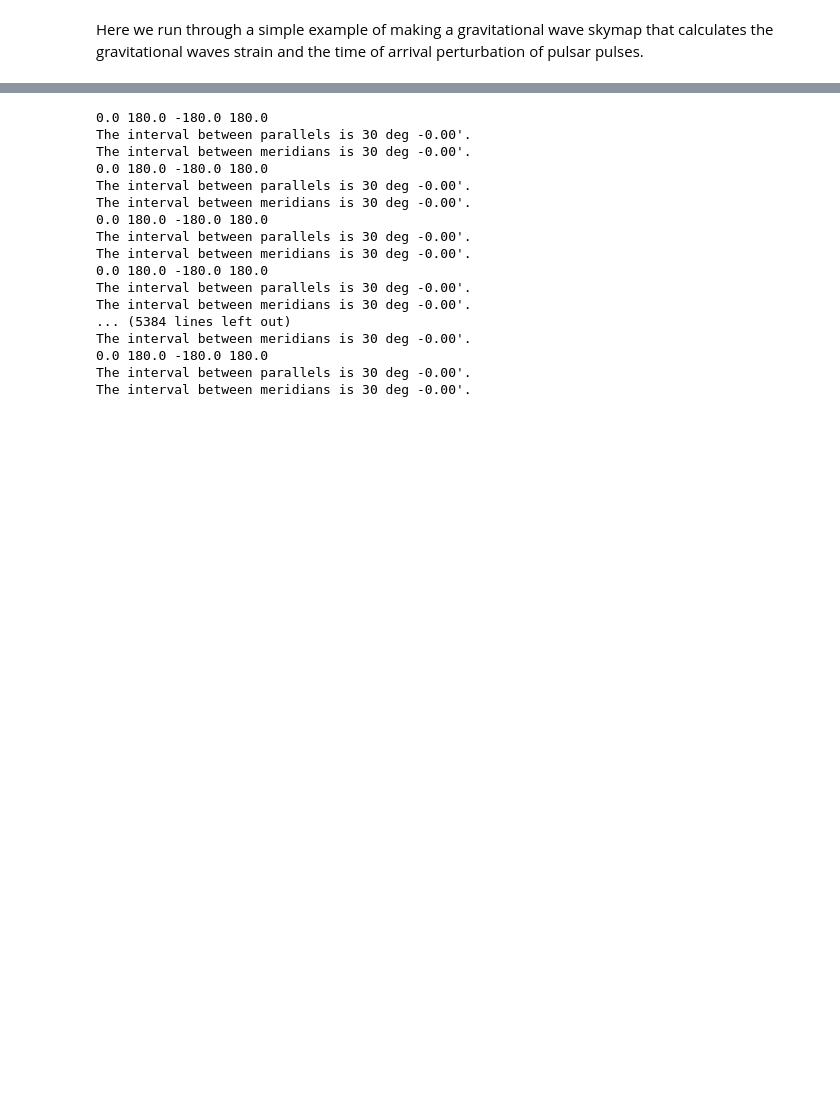
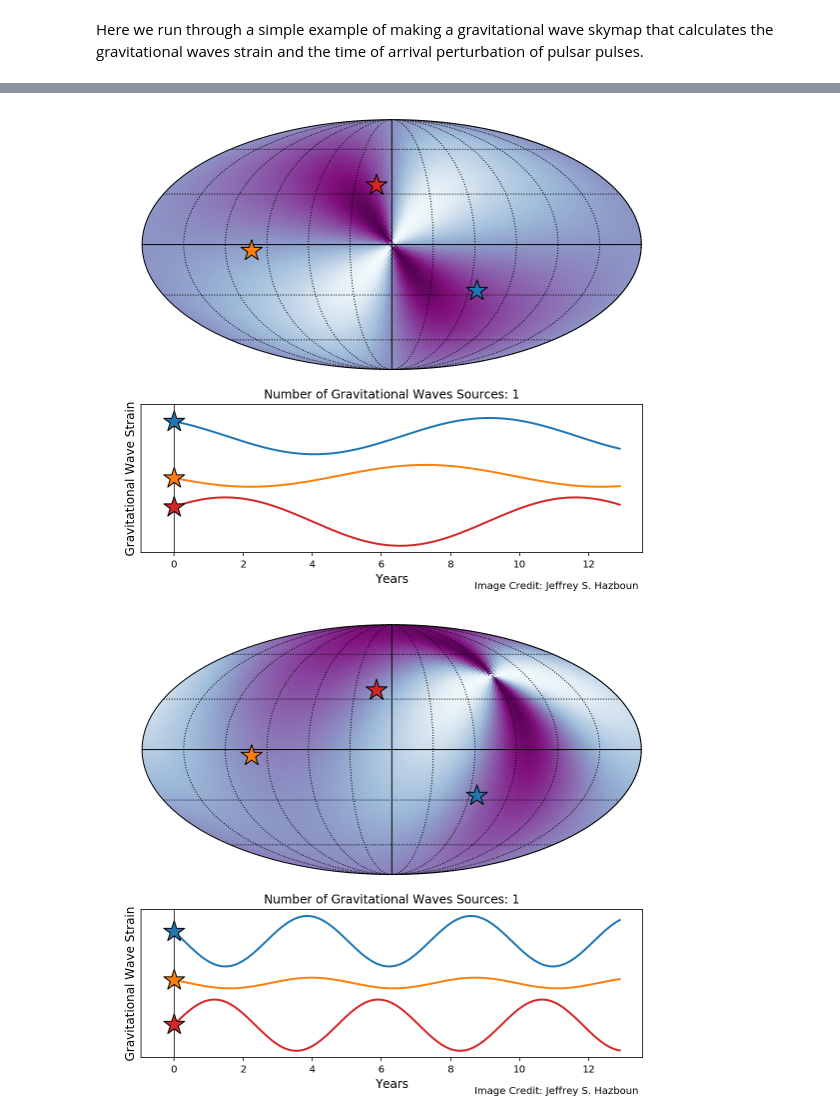
Before and after one commit to Hazboun6/gw_sky, a Jupyter notebook: _static/notebooks/pta_smbbh.ipynb, the cells around one changed output, grey strips where cells are left out. Cells and saved outputs as stored; diff of their text form; code cells hidden in the pictures; blank space fills up the shorter version.

```diff
--- a/_static/notebooks/pta_smbbh.ipynb
+++ b/_static/notebooks/pta_smbbh.ipynb
@@ -86,7 +100,7 @@ def plot_gw(residuals,
             # Plot the sky map
             plt.sca(ax1)
             hp.mollview(res[:,n], cbar=False,title='',cmap='BuPu',min=Min,max=Max, hold=True)
-            hp.graticule()
+            hp.graticule(verbose=False)
 
             # Plot the stars on the sky map
             hp.projscatter(ang1[0],ang1[1],s=22**2,marker='*',color='C0',edgecolors='k',zorder=3)
@@ -132,22 +146,7 @@ def plot_gw(residuals,
             ii+=1
             plt.close()
 # %%
-plot_gw(res, psrs=[0], Nt=1, action='show')#,1,[0,1],2,[0,1,2],'all'
+plot_gw(res, psrs=[0,1,[0,1],2,[0,1,2],'all'], Nt=1, action='show')#
 # %% [output]
-0.0 180.0 -180.0 180.0
-The interval between parallels is 30 deg -0.00'.
-The interval between meridians is 30 deg -0.00'.
-0.0 180.0 -180.0 180.0
-The interval between parallels is 30 deg -0.00'.
-The interval between meridians is 30 deg -0.00'.
-0.0 180.0 -180.0 180.0
-The interval between parallels is 30 deg -0.00'.
-The interval between meridians is 30 deg -0.00'.
-0.0 180.0 -180.0 180.0
-The interval between parallels is 30 deg -0.00'.
-The interval between meridians is 30 deg -0.00'.
-... (5384 lines left out)
-The interval between meridians is 30 deg -0.00'.
-0.0 180.0 -180.0 180.0
-The interval between parallels is 30 deg -0.00'.
-The interval between meridians is 30 deg -0.00'.
+[figure, added]
+[figure, added]
```
Also changed, not shown: parts of 7 cells of this notebook.
